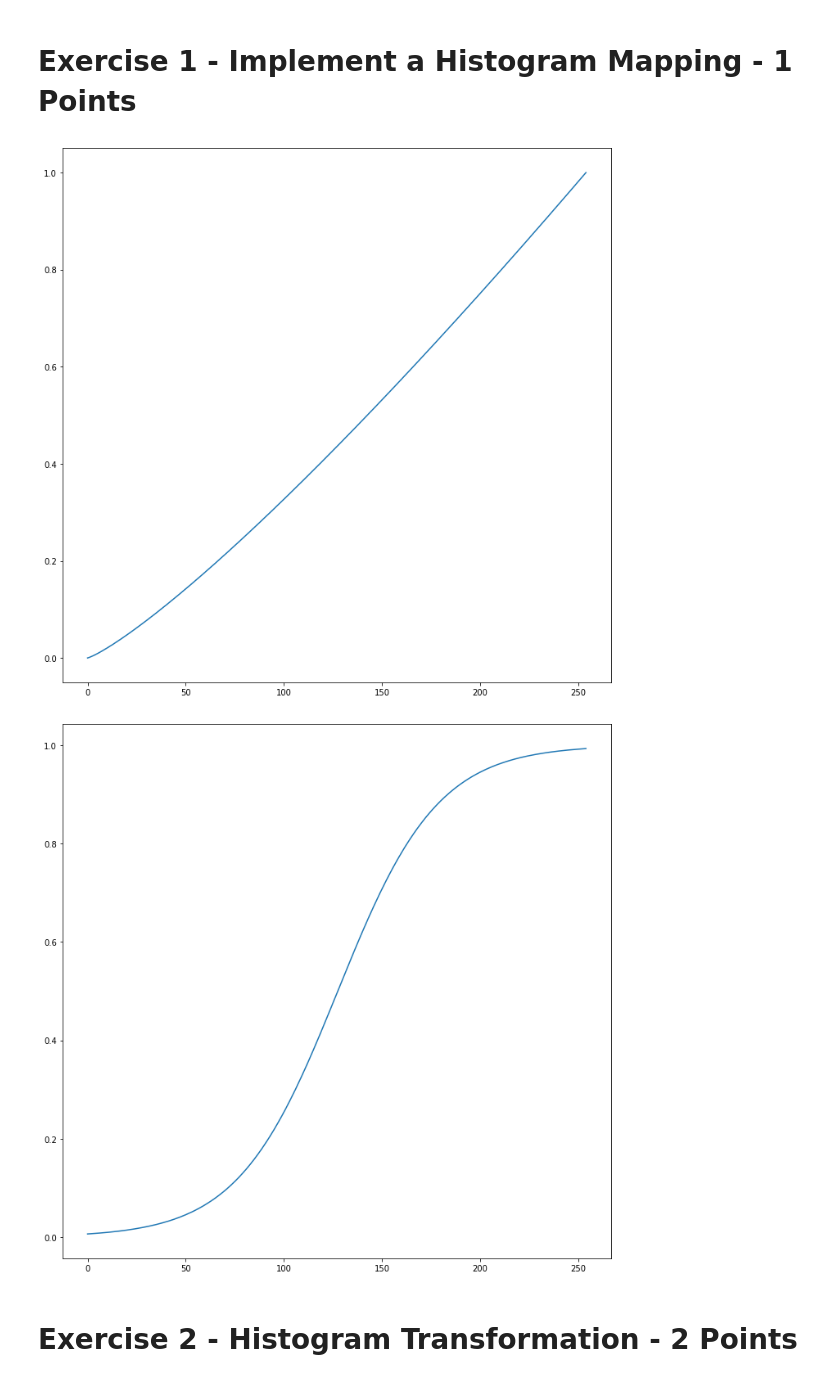
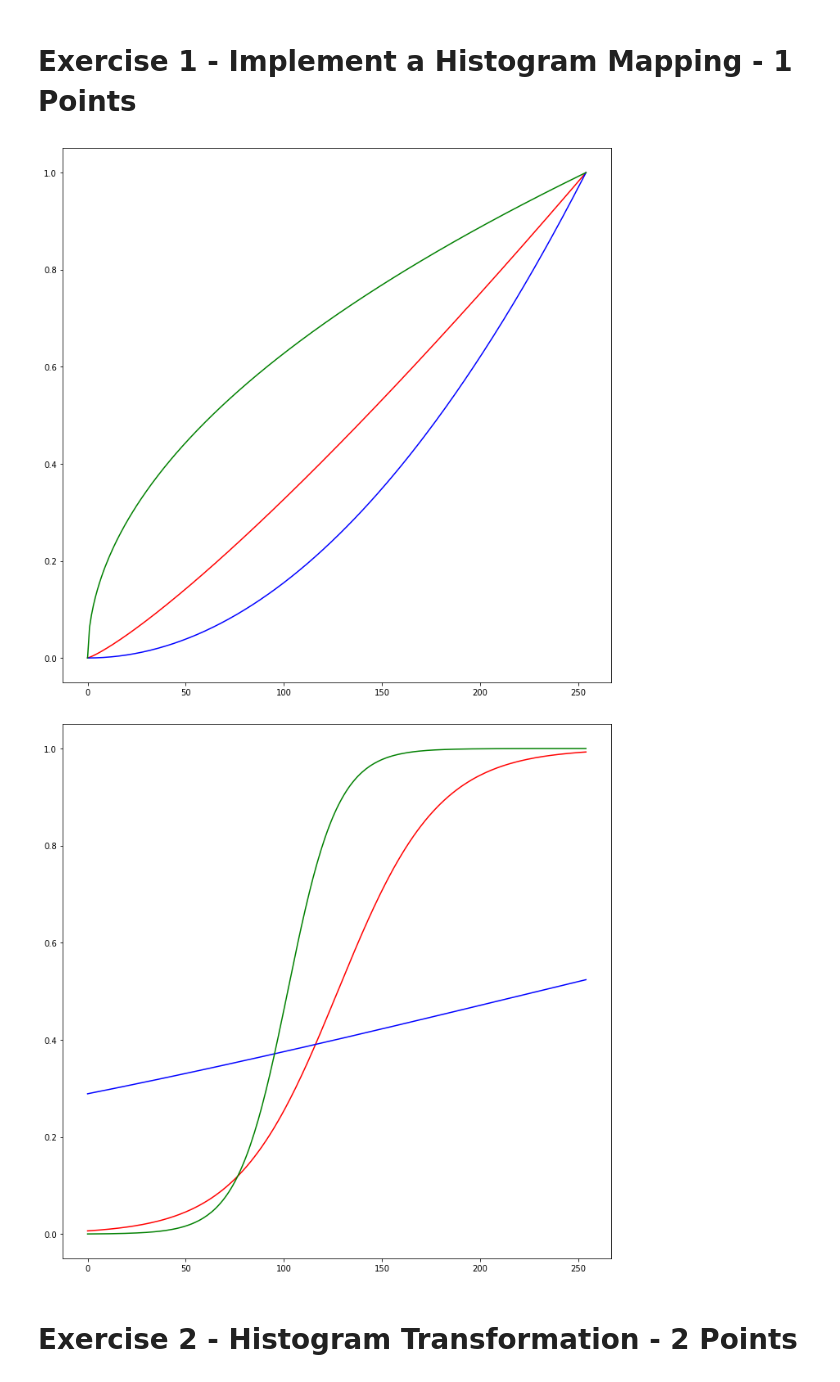
Before and after one commit to oleksa-oleksa/Image_Processing_SS2020_FU_Berlin, a Jupyter notebook: assignments/03_assignment.ipynb, the cells around one changed output. Drawn from its saved outputs; the diff is of its cells as text; code cells hidden in the pictures.

Commit message:
Histogram Transformation is done, got 3 outputs

```diff
--- a/assignments/03_assignment.ipynb
+++ b/assignments/03_assignment.ipynb
@@ -52,16 +52,19 @@ def sigmoid_mapping(gain = 10, cutoff = 0.5):
 
     return sig_array
 # %%
-plt.plot(gamma_mapping(1.2))
+plt.plot(gamma_mapping(1.2), color='r')
+plt.plot(gamma_mapping(2), color='b')
+plt.plot(gamma_mapping(0.5), color='g')
 plt.show()
 
 # test plot to see what my function returns
-#plt.plot(sigmoid_mapping())
-plt.plot(sigmoid_mapping(gain = 10, cutoff = 0.5))
+plt.plot(sigmoid_mapping(), color='r')
+plt.plot(sigmoid_mapping(gain = 1, cutoff = 0.9), color='b')
+plt.plot(sigmoid_mapping(gain = 20, cutoff = 0.4), color='g')
 plt.show()
 # %% [output]
-[figure, old version]
+[figure, new version]
-[figure, old version]
+[figure, new version]
 # %% [markdown]
 # Exercise 2 - Histogram Transformation - 2 Points
 # %%
```
Also changed, not shown: parts of 9 cells of this notebook.
